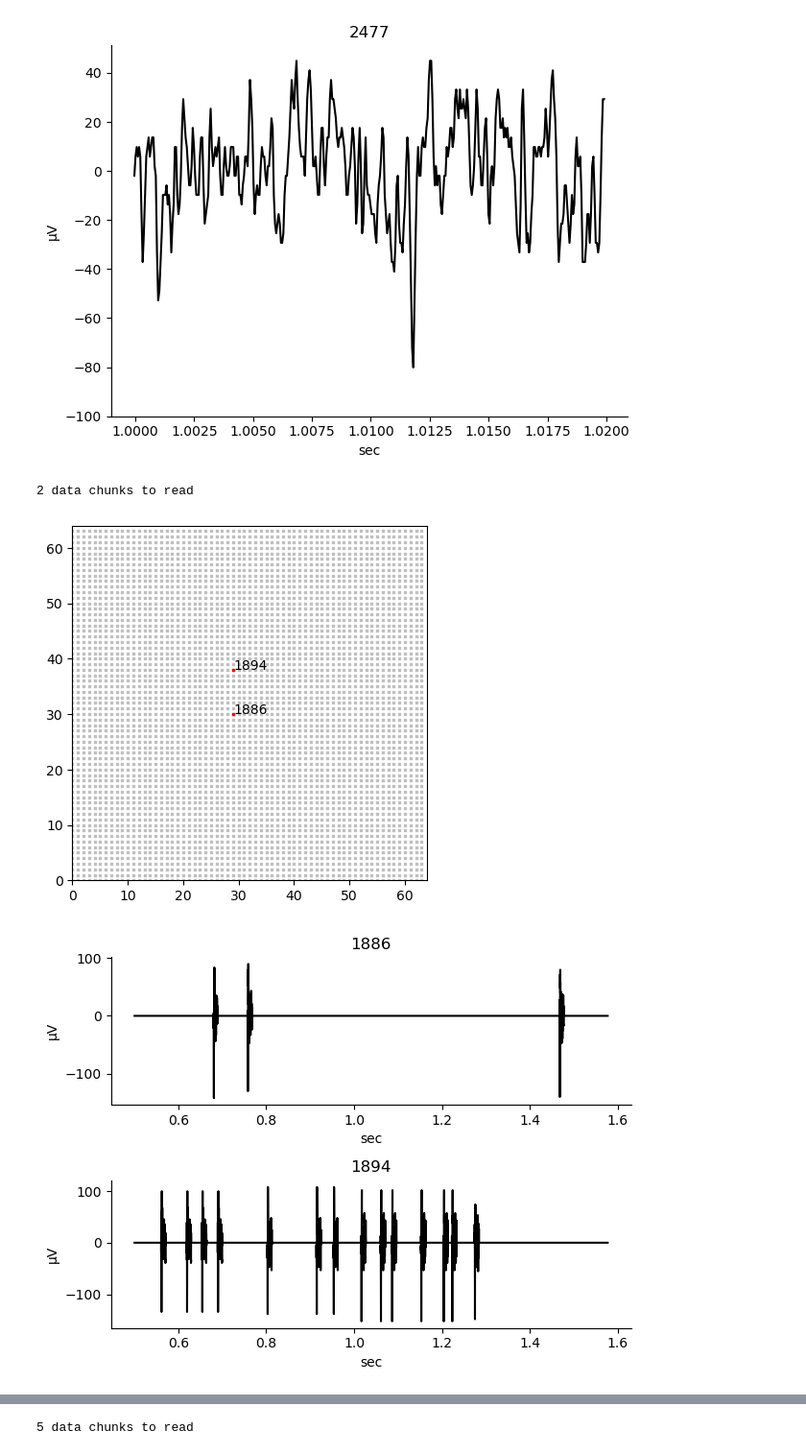
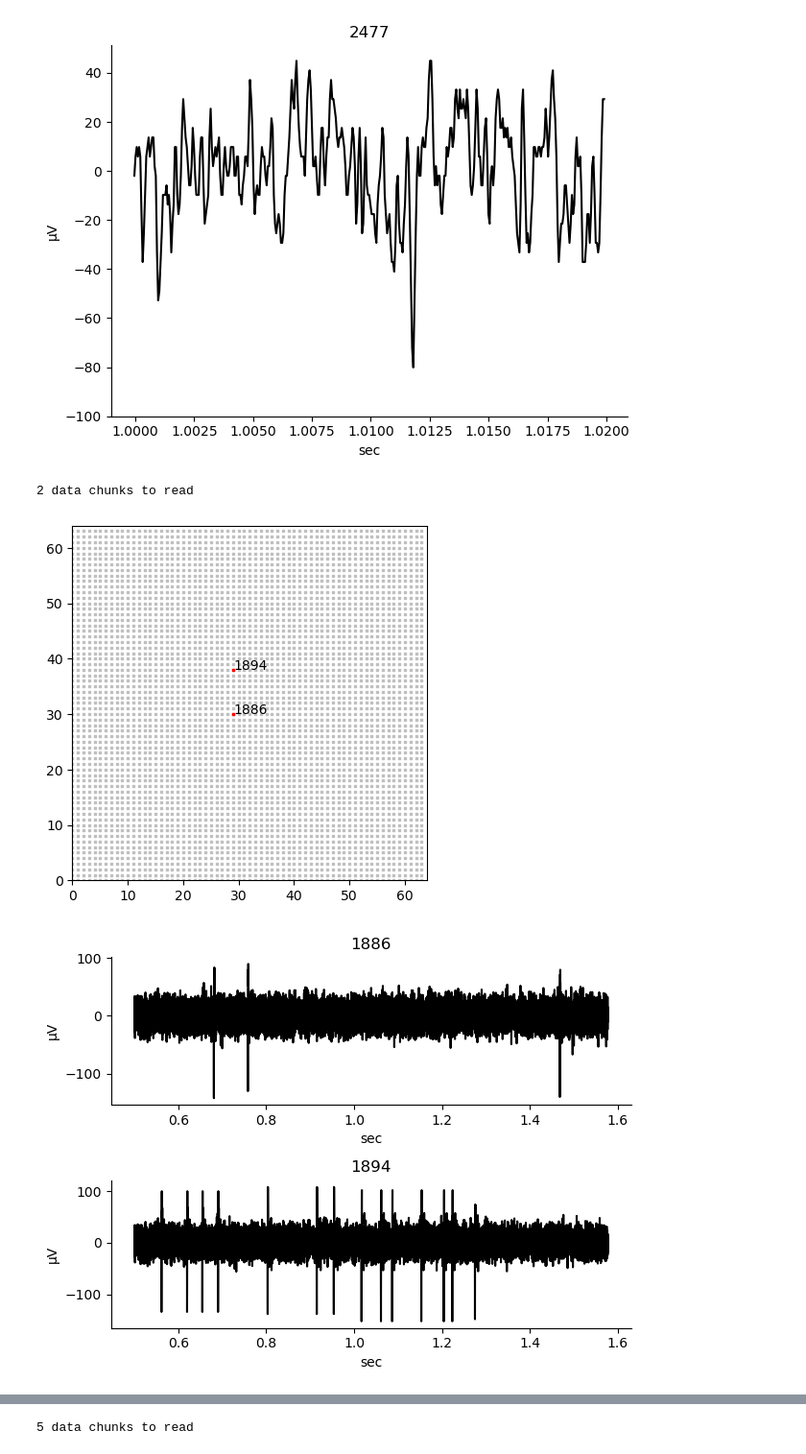
Before and after one commit to JeandeMontigny/beaf, a Jupyter notebook: notebooks/read_brw_files.ipynb, the cells around one changed output, grey strips where cells are left out. Shown at 96% size. Drawn from its saved outputs; the diff is of its cells as text; code cells hidden in the pictures.

```diff
--- a/notebooks/read_brw_files.ipynb
+++ b/notebooks/read_brw_files.ipynb
@@ -184,17 +187,17 @@ done
 # %%
 File = br.read_brw_file("../recordings/cerebellum-slice1-01.brw", t_start = 0.5, t_end = 1.5, ch_to_extract=[1885, 1886, 1893, 1894, 1895])
 
 bv.plot_mea(File, ch_to_display=[1886, 1894], label=[1886, 1894], background=True)
 bv.plot_raw(File, [1886, 1894], visualisation="reconstructed", t_start=0.5, t_end="all")
-bv.plot_raw(File, [1886, 1894], visualisation="reconstructed", t_start=0.65, t_end=0.82)
+bv.plot_raw(File, [1886, 1894], visualisation="reconstructed", t_start=0.65, t_end=0.82, artificial_noise=False)
 bv.plot_raw(File, [1886, 1894], visualisation="continuous")
 bv.plot_raw(File, [1886, 1894], visualisation="continuous", t_start=0.65, t_end=0.82)
 bv.plot_raw(File, [1886, 1894], visualisation="superimposed")
 bv.plot_raw(File, [1886, 1894], visualisation="superimposed", t_start=0.65, t_end=0.82)
 # %% [output]
 2 data chunks to read
 [figure]
-[figure, old version]
+[figure, new version]
 [figure]
 [figure]
 [figure]
```
Also changed, not shown: parts of 2 cells of this notebook.
